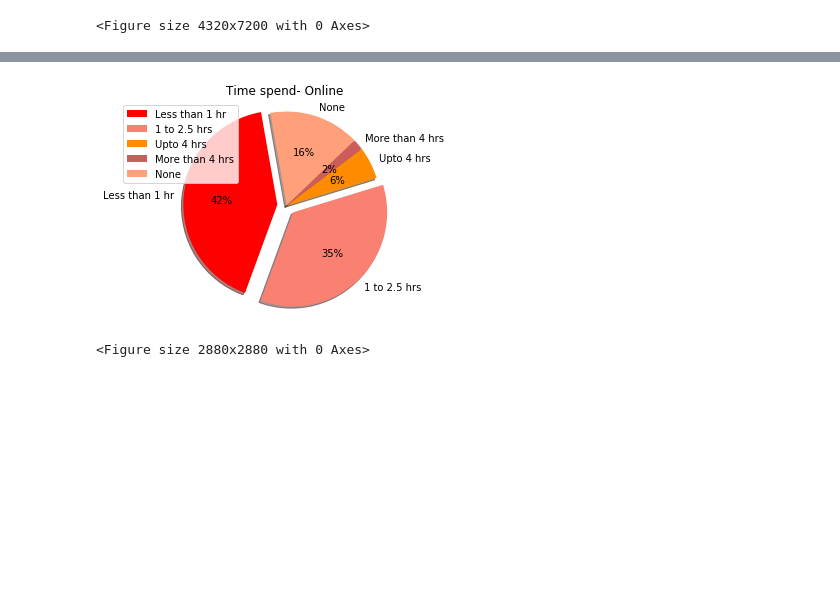
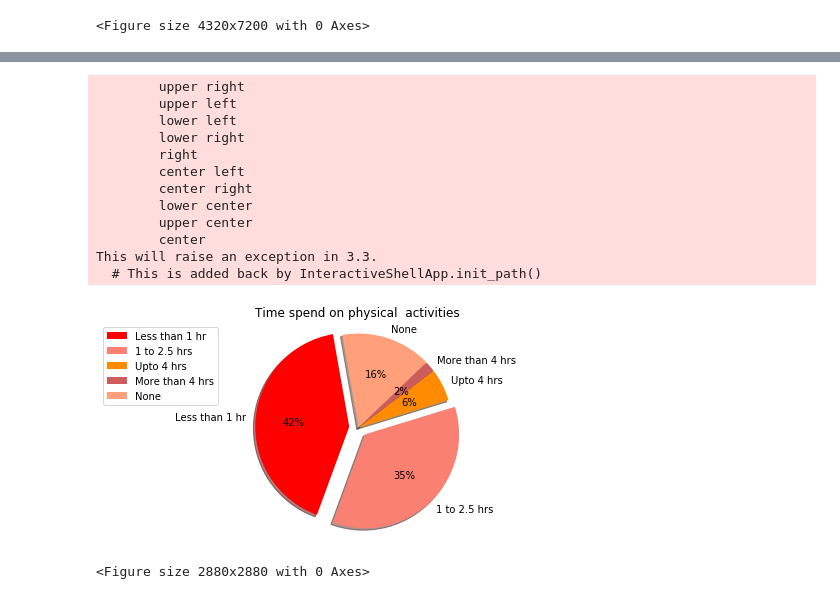
Before and after one commit to stephen823/Group_Project_1-How-Does-Social-Media-Impact-Our-Live, a Jupyter notebook: 002 - Deliverables/Effects_of_Social_Media_Analysis_combined.ipynb, the cells around one changed output, grey strips where cells are left out. Saved outputs shown, nothing was run; the diff lists cells and outputs as text; code cells hidden in the pictures; blank space fills up the shorter version.

```diff
--- a/002 - Deliverables/Effects_of_Social_Media_Analysis_combined.ipynb
+++ b/002 - Deliverables/Effects_of_Social_Media_Analysis_combined.ipynb
@@ -1637,17 +1653,29 @@ plt.show()
 # %%
 # Creating a pie chart considering respondent age (18 to 21) for time spent offline on physical activity
 time_spend_online_1 = response_1['How much time do you spend on physical activities in a day?']
 time_details_1 = ["Less than 1 hr", "1 to 2.5 hrs", "Upto 4 hrs", "More than 4 hrs", "None"]
 count = [112,95,15,5,42]
 colors = ["red", "salmon", "darkorange", "indianred", "lightsalmon"]
 explode = (0.1, 0.1, 0, 0,0)
-plt.title("Time spend- Online")
+plt.title("Time spend on physical  activities")
 plt.pie(count, explode=explode, labels=time_details_1, colors=colors,
         autopct="%1.0f%%", shadow=True, startangle=100)
 plt.axis("equal")
-plt.legend(loc=0)
+plt.legend(loc="left center", bbox_to_anchor=(0.1, 1.))
 plt.figure(figsize=(40,40))
 plt.show()
 # %% [output]
+        upper right
+        upper left
+        lower left
+        lower right
+        right
+        center left
+        center right
+        lower center
+        upper center
+        center
+This will raise an exception in 3.3.
+  # This is added back by InteractiveShellApp.init_path()
-[figure, old version]
+[figure, new version]
-<Figure size 2880x2880 with 0 Axes>
+<Figure size 2880x2880 with 0 Axes>
```
Also changed, not shown: parts of 10 cells of this notebook, 3 other files.
